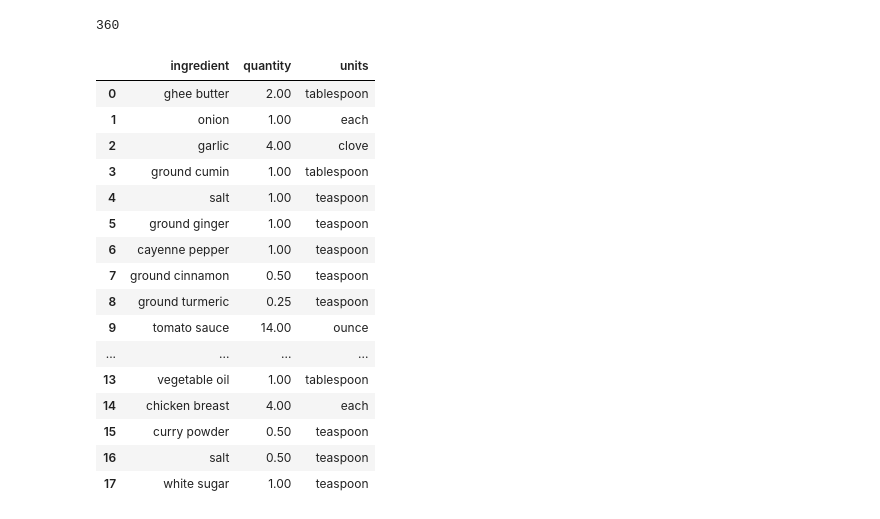
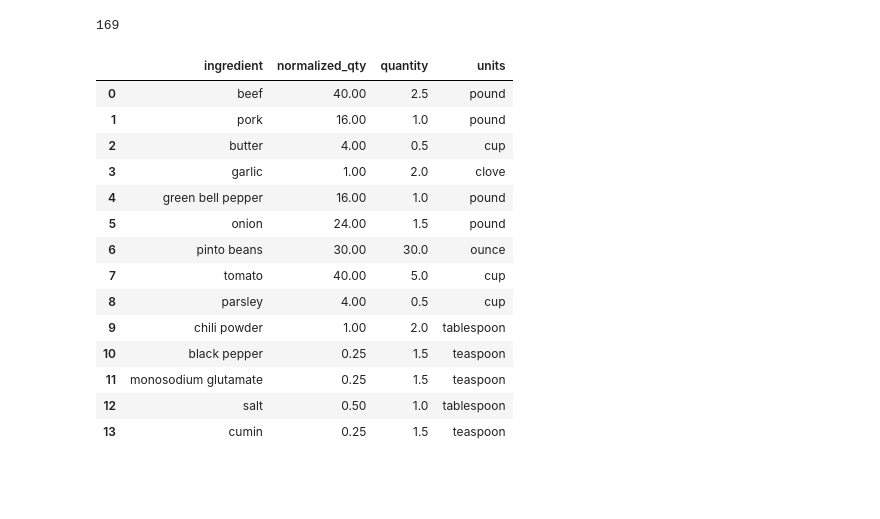
Before and after one commit to alexanderheilman/recipe-vectorizer, a Jupyter notebook: notebooks/modeling.ipynb, the cells around one changed output. Drawn from its saved outputs; the diff is of its cells as text; code cells hidden in the pictures; blank space fills up the shorter version.

```diff
--- a/notebooks/modeling.ipynb
+++ b/notebooks/modeling.ipynb
@@ -13,24 +12,30 @@ recipes = list(recipes_coll.find())
+# %%
+cursor = recipes_coll.find()
+chili_recipes = []
+recipe_ids = []
+for recipe in cursor:
+    if recipe['category']['lvl_2'] == 'Chili':
+        chili_recipes.append(recipe)
+        recipe_ids.append(recipe['id'])
 # %%
-len(recipes)
+len(chili_recipes)
 # %% [output]
-360
+169
 # %%
-pd.DataFrame(recipes[0]['ingredients'])
+pd.DataFrame(chili_recipes[0]['ingredients'])
 # %% [output]
-|  | ingredient | quantity | units |
-| 0 | ghee butter | 2.00 | tablespoon |
-| 1 | onion | 1.00 | each |
-| 2 | garlic | 4.00 | clove |
-| 3 | ground cumin | 1.00 | tablespoon |
-| 4 | salt | 1.00 | teaspoon |
-| 5 | ground ginger | 1.00 | teaspoon |
-| 6 | cayenne pepper | 1.00 | teaspoon |
-| 7 | ground cinnamon | 0.50 | teaspoon |
-| 8 | ground turmeric | 0.25 | teaspoon |
-| 9 | tomato sauce | 14.00 | ounce |
-| ... | ... | ... | ... |
-| 13 | vegetable oil | 1.00 | tablespoon |
-| 14 | chicken breast | 4.00 | each |
-| 15 | curry powder | 0.50 | teaspoon |
-| 16 | salt | 0.50 | teaspoon |
-| 17 | white sugar | 1.00 | teaspoon |
+|  | ingredient | normalized_qty | quantity | units |
+| 0 | beef | 40.00 | 2.5 | pound |
+| 1 | pork | 16.00 | 1.0 | pound |
+| 2 | butter | 4.00 | 0.5 | cup |
+| 3 | garlic | 1.00 | 2.0 | clove |
+| 4 | green bell pepper | 16.00 | 1.0 | pound |
+| 5 | onion | 24.00 | 1.5 | pound |
+| 6 | pinto beans | 30.00 | 30.0 | ounce |
+| 7 | tomato | 40.00 | 5.0 | cup |
+| 8 | parsley | 4.00 | 0.5 | cup |
+| 9 | chili powder | 1.00 | 2.0 | tablespoon |
+| 10 | black pepper | 0.25 | 1.5 | teaspoon |
+| 11 | monosodium glutamate | 0.25 | 1.5 | teaspoon |
+| 12 | salt | 0.50 | 1.0 | tablespoon |
+| 13 | cumin | 0.25 | 1.5 | teaspoon |
```
Also changed, not shown: parts of 19 cells of this notebook, 1 other file.
